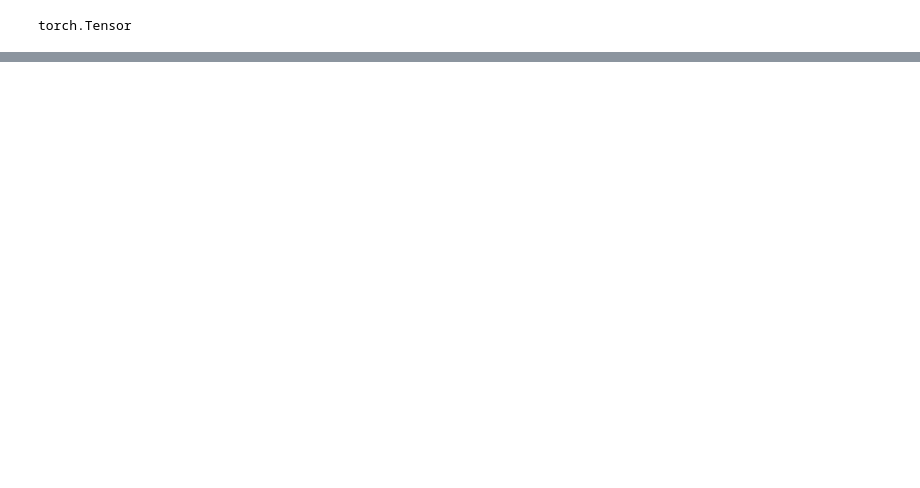
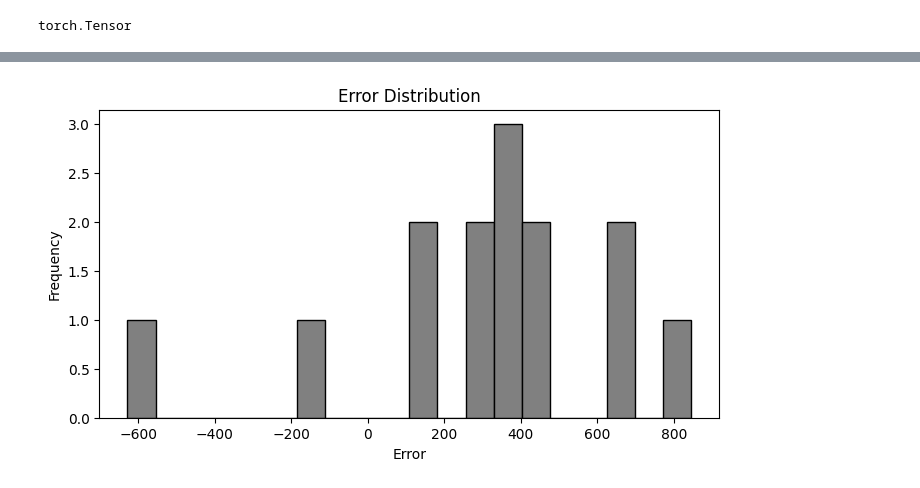
Before and after one commit to AchiniWathsala/Forecasting_Paddy_Production, a Jupyter notebook: production/lstm_production.ipynb, the cells around one changed output, grey strips where cells are left out. Drawn from its saved outputs; the diff is of its cells as text; code cells hidden in the pictures; blank space fills up the shorter version.

```diff
--- a/production/lstm_production.ipynb
+++ b/production/lstm_production.ipynb
@@ -232,0 +251,10 @@ ValueError: x and y must have same first dimension, but have shapes (14,) and (1
+# %%
+#Error Distribution (Check model quality)
+plt.figure(figsize=(8,4))
+plt.hist(residuals, bins=20, color="gray", edgecolor="black")
+plt.title("Error Distribution")
+plt.xlabel("Error")
+plt.ylabel("Frequency")
+plt.show()
+# %% [output]
+[figure, added]
```
Also changed, not shown: parts of 30 cells of this notebook, 5 other files.
